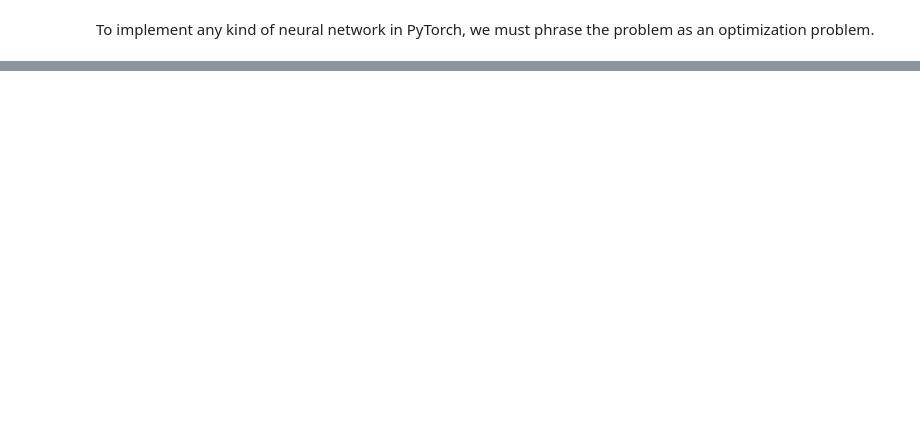
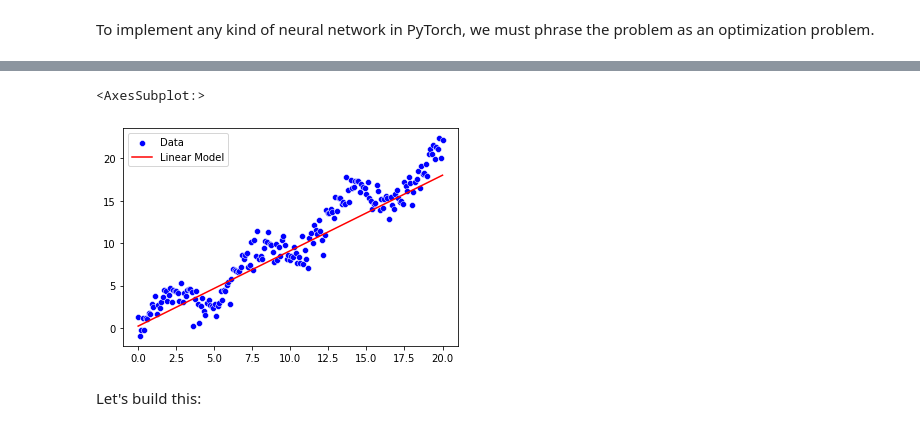
Before and after one commit to andreastgram/DL_Inner_Workings, a Jupyter notebook: fully_connected.ipynb, the cells around one changed output, grey strips where cells are left out. Drawn from its saved outputs; the diff is of its cells as text; code cells hidden in the pictures; blank space fills up the shorter version.

```diff
--- a/fully_connected.ipynb
+++ b/fully_connected.ipynb
@@ -59,0 +75,37 @@ def train_simple_network(model, loss_func, training_loader, epochs=20, device="m
+# %%
+# Dataset object to load our data into a DataLoader
+
+class Simple1DRegressionDataset(Dataset):
+    def __init__(self, X, y):
+        super(Simple1DRegressionDataset, self).__init__()
+        self.X = X.reshape(-1,1)
+        self.y = y.reshape(-1,1)
+    def __getitem__(self, index):
+        return torch.tensor(self.X[index,:], dtype=torch.float32), torch.tensor(self.y[index], dtype=torch.float32)
+
+    def __len__(self):
+        return self.X.shape[0]
+training_loader = DataLoader(Simple1DRegressionDataset(X, y), shuffle=True)
+# %%
+# Define the model
+
+in_features = 1
+out_features = 1
+model = nn.Linear(in_features, out_features)
+loss_func = nn.MSELoss()
+
+device = torch.device("mps")
+train_simple_network(model, loss_func, training_loader, device=device)
+# %%
+# When making prediciton, make sure we use the no_grad() context manager
+
+with torch.no_grad():
+    Y_pred = model(torch.tensor(X.reshape(-1,1), dtype=torch.float32).to(device)).cpu().numpy()
+
+sns.scatterplot(x=X, y=y, color="blue", label="Data")
+sns.lineplot(x=X, y=Y_pred.ravel(), color="red", label="Linear Model")
+# %% [output]
+<AxesSubplot:>
+[figure, added]
+# %% [markdown]
+Let's build this:
```
Also changed, not shown: parts of 9 cells of this notebook.
